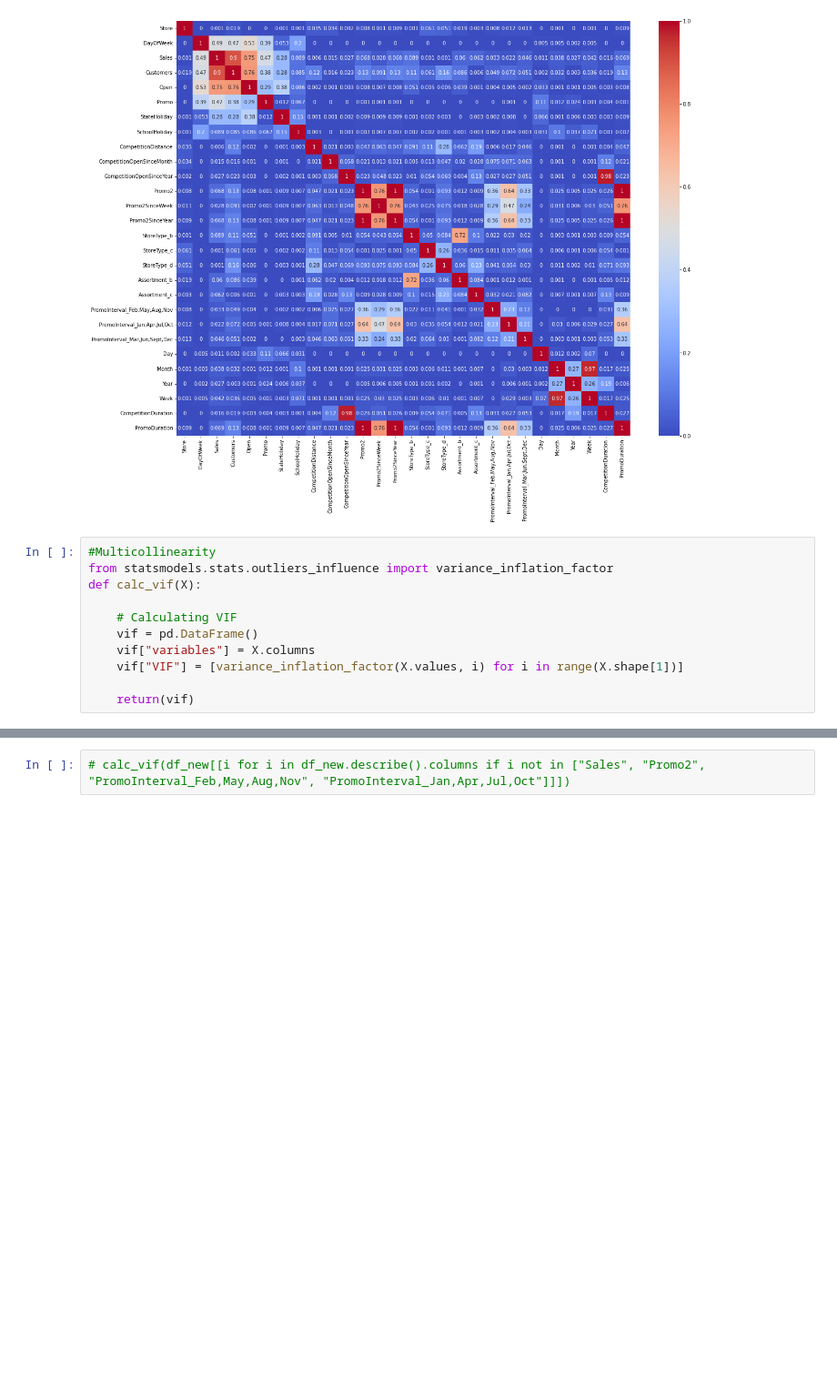
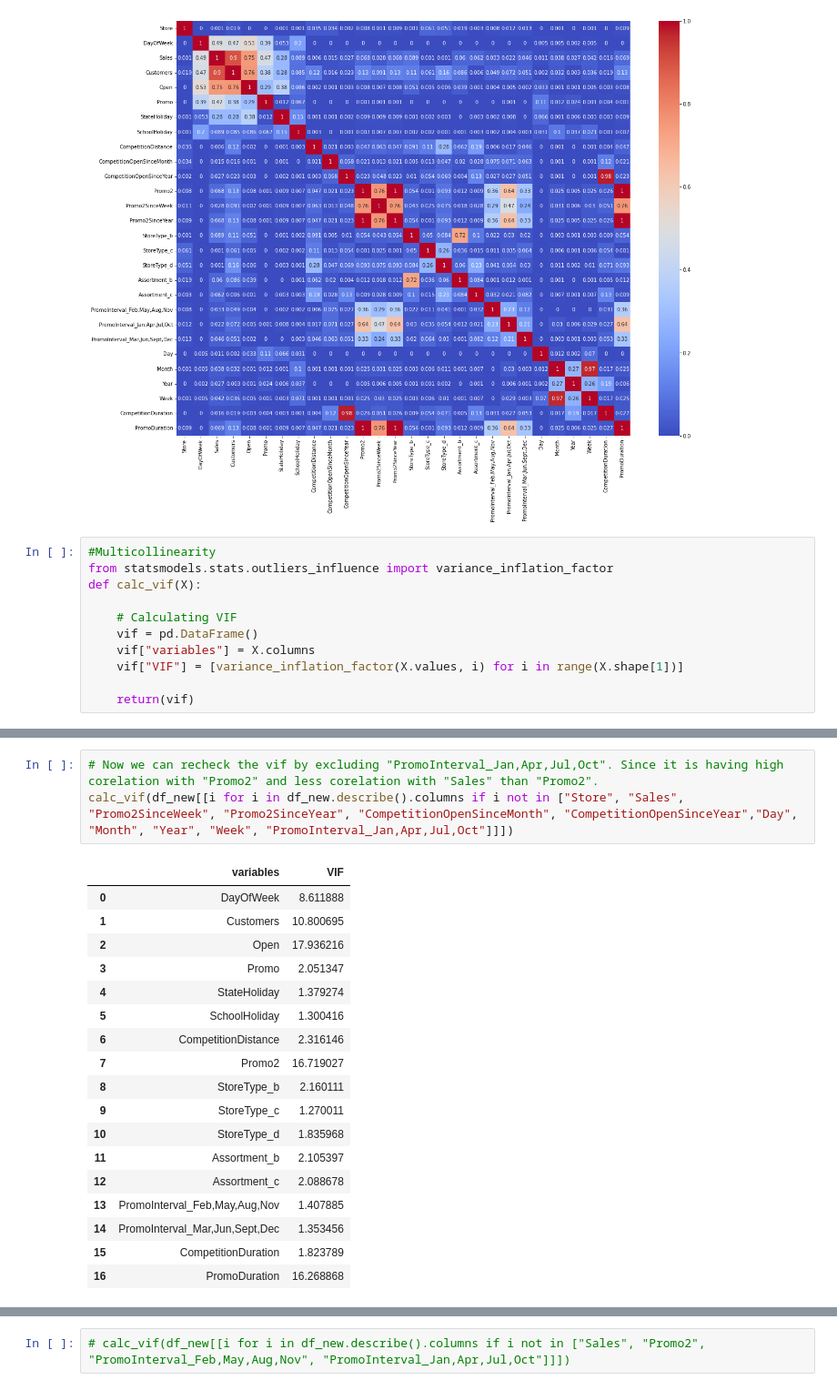
Before and after one commit to Shahrukh2016/Retail_Sales_Prediction, a Jupyter notebook: IndividualColab_RetailSalesPrediction.ipynb, the cells around one changed output, grey strips where cells are left out. Shown at 91% size. Saved outputs shown, nothing was run; the diff lists cells and outputs as text; blank space fills up the shorter version.

```diff
--- a/IndividualColab_RetailSalesPrediction.ipynb
+++ b/IndividualColab_RetailSalesPrediction.ipynb
@@ -1503,0 +1606,22 @@ calc_vif(df_new[[i for i in df_new.describe().columns if i not in ["Store", "Sal
+# %%
+# Now we can recheck the vif by excluding "PromoInterval_Jan,Apr,Jul,Oct". Since it is having high corelation with "Promo2" and less corelation with "Sales" than "Promo2".
+calc_vif(df_new[[i for i in df_new.describe().columns if i not in ["Store", "Sales", "Promo2SinceWeek", "Promo2SinceYear", "CompetitionOpenSinceMonth", "CompetitionOpenSinceYear","Day", "Month", "Year", "Week", "PromoInterval_Jan,Apr,Jul,Oct"]]])
+# %% [output]
+|  | variables | VIF |
+| 0 | DayOfWeek | 8.611888 |
+| 1 | Customers | 10.800695 |
+| 2 | Open | 17.936216 |
+| 3 | Promo | 2.051347 |
+| 4 | StateHoliday | 1.379274 |
+| 5 | SchoolHoliday | 1.300416 |
+| 6 | CompetitionDistance | 2.316146 |
+| 7 | Promo2 | 16.719027 |
+| 8 | StoreType_b | 2.160111 |
+| 9 | StoreType_c | 1.270011 |
+| 10 | StoreType_d | 1.835968 |
+| 11 | Assortment_b | 2.105397 |
+| 12 | Assortment_c | 2.088678 |
+| 13 | PromoInterval_Feb,May,Aug,Nov | 1.407885 |
+| 14 | PromoInterval_Mar,Jun,Sept,Dec | 1.353456 |
+| 15 | CompetitionDuration | 1.823789 |
+| 16 | PromoDuration | 16.268868 |
```
Also changed, not shown: parts of 18 cells of this notebook.
